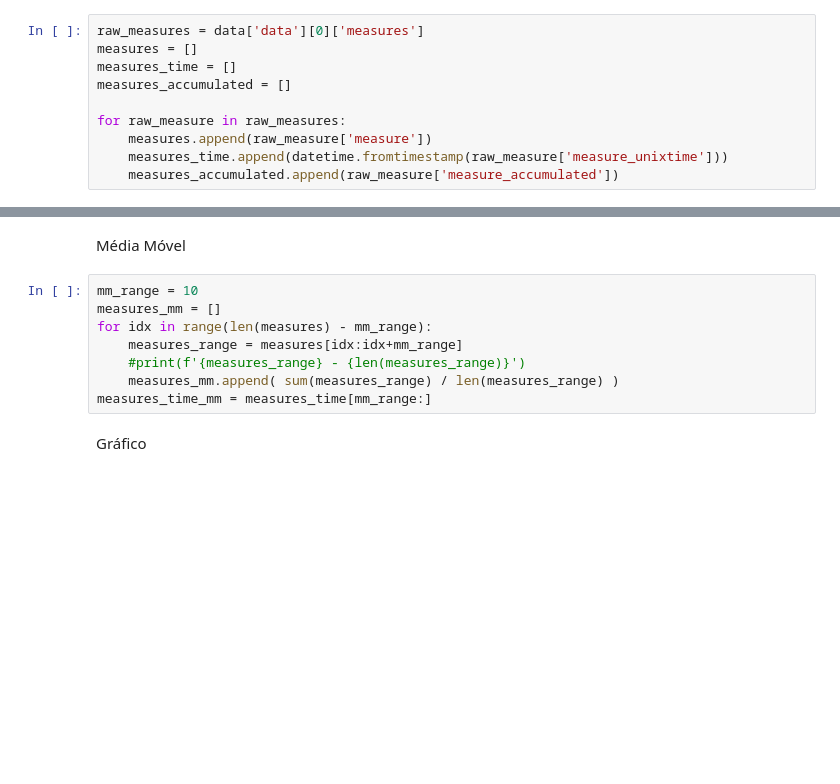
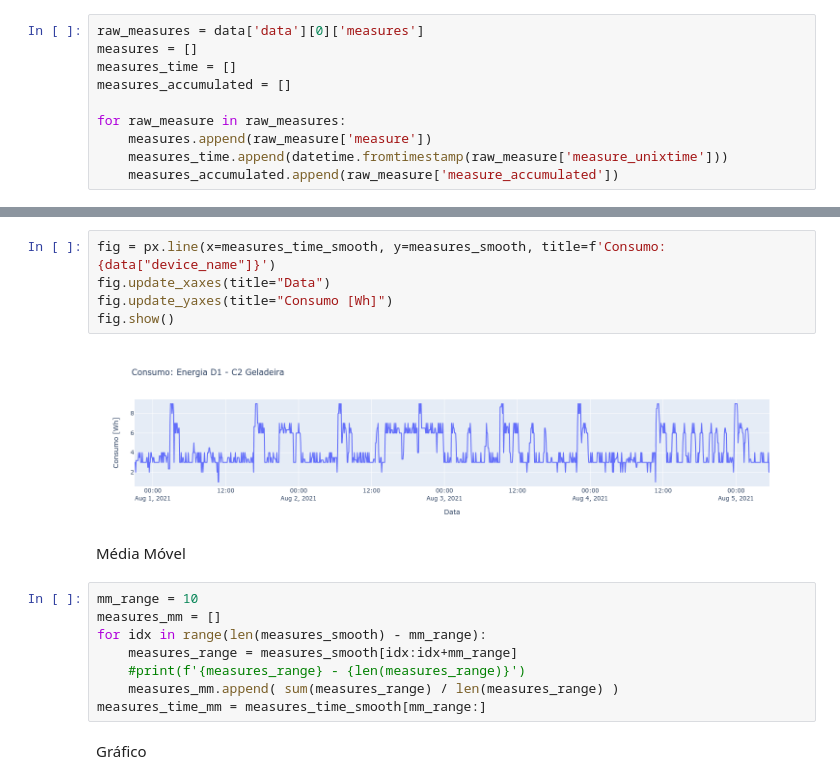
Before and after one commit to gitoso-College-Projects-ITA-2021/HID-65-CATALAN, a Jupyter notebook: notebooks/PoC.ipynb, the cells around one changed output, grey strips where cells are left out. Cells and saved outputs as stored; diff of their text form; blank space fills up the shorter version.

```diff
--- a/notebooks/PoC.ipynb
+++ b/notebooks/PoC.ipynb
@@ -38,13 +74,20 @@ for raw_measure in raw_measures:
+# %%
+fig = px.line(x=measures_time_smooth, y=measures_smooth, title=f'Consumo: {data["device_name"]}')
+fig.update_xaxes(title="Data")
+fig.update_yaxes(title="Consumo [Wh]")
+fig.show()
+# %% [output]
+[figure, added]
 # %% [markdown]
 Média Móvel
 # %%
 mm_range = 10
 measures_mm = []
-for idx in range(len(measures) - mm_range):
-    measures_range = measures[idx:idx+mm_range]
+for idx in range(len(measures_smooth) - mm_range):
+    measures_range = measures_smooth[idx:idx+mm_range]
     #print(f'{measures_range} - {len(measures_range)}')
     measures_mm.append( sum(measures_range) / len(measures_range) )
-measures_time_mm = measures_time[mm_range:]
+measures_time_mm = measures_time_smooth[mm_range:]
 # %% [markdown]
 Gráfico
 # %%
```
Also changed, not shown: parts of 6 cells of this notebook.
